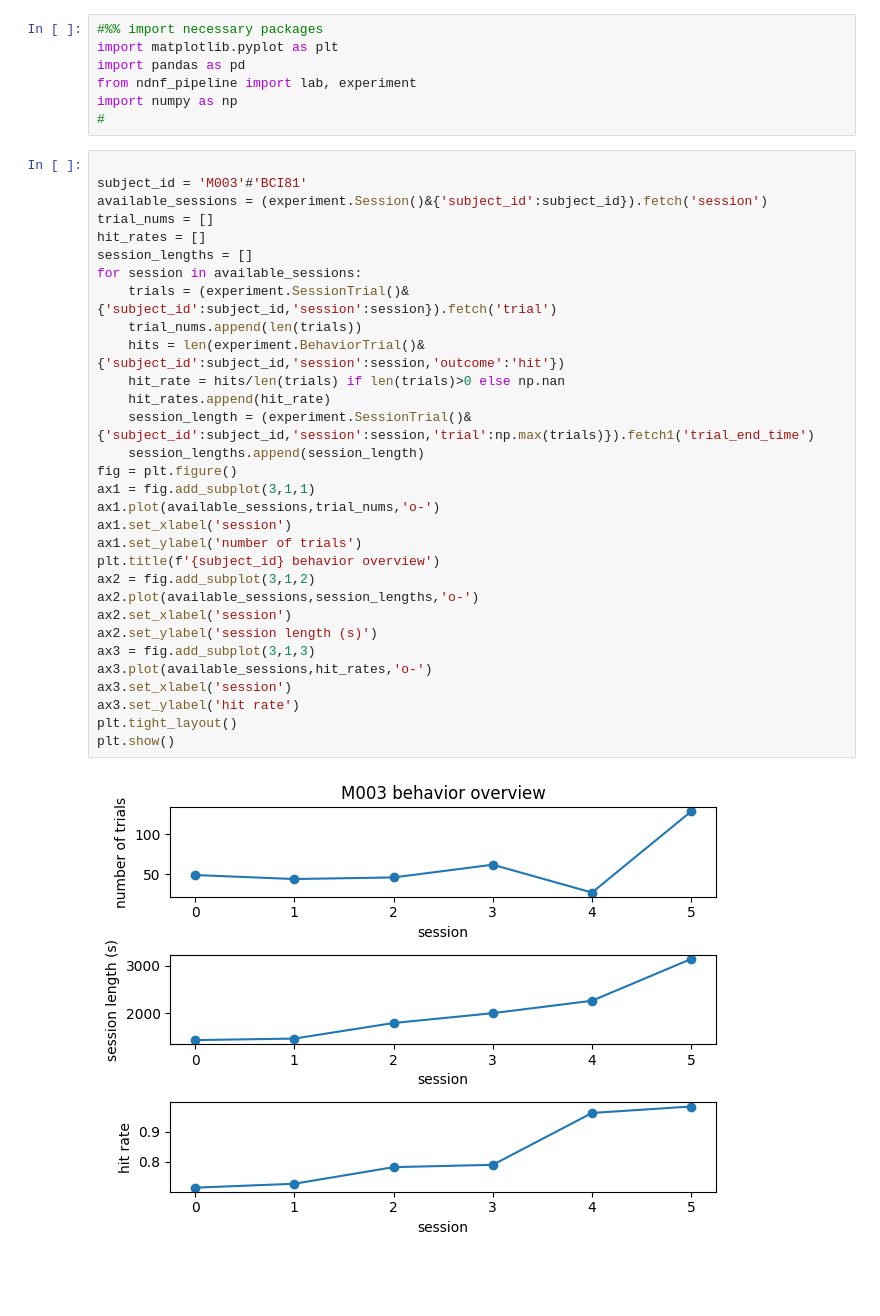
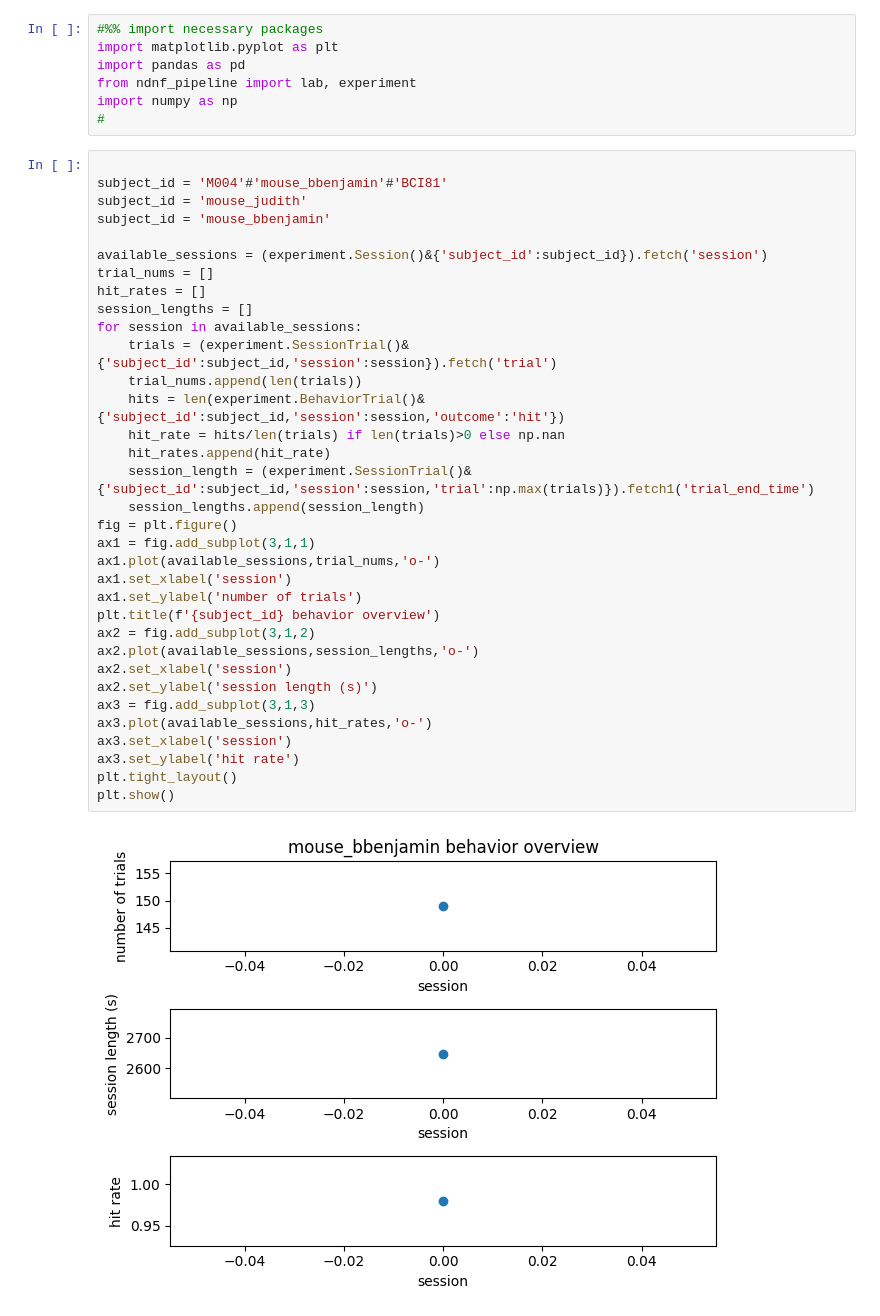
Before and after one commit to rozmar/NDNF-pipeline, a Jupyter notebook: Notebooks/behavior.ipynb, the cells around one changed output. Cells and saved outputs as stored; diff of their text form; blank space fills up the shorter version.

```diff
--- a/Notebooks/behavior.ipynb
+++ b/Notebooks/behavior.ipynb
@@ -18,37 +37,40 @@ import numpy as np
 #
 # %%
 
-subject_id = 'M003'#'BCI81'
+subject_id = 'M004'#'mouse_bbenjamin'#'BCI81'
+subject_id = 'mouse_judith'
+subject_id = 'mouse_bbenjamin'
+
 available_sessions = (experiment.Session()&{'subject_id':subject_id}).fetch('session')
 trial_nums = []
 hit_rates = []
 session_lengths = []
 for session in available_sessions:
     trials = (experiment.SessionTrial()&{'subject_id':subject_id,'session':session}).fetch('trial')
     trial_nums.append(len(trials))
     hits = len(experiment.BehaviorTrial()&{'subject_id':subject_id,'session':session,'outcome':'hit'})
     hit_rate = hits/len(trials) if len(trials)>0 else np.nan
     hit_rates.append(hit_rate)
     session_length = (experiment.SessionTrial()&{'subject_id':subject_id,'session':session,'trial':np.max(trials)}).fetch1('trial_end_time')
     session_lengths.append(session_length)
 fig = plt.figure()
 ax1 = fig.add_subplot(3,1,1)
 ax1.plot(available_sessions,trial_nums,'o-')
 ax1.set_xlabel('session')
 ax1.set_ylabel('number of trials')
 plt.title(f'{subject_id} behavior overview')
 ax2 = fig.add_subplot(3,1,2)
 ax2.plot(available_sessions,session_lengths,'o-')
 ax2.set_xlabel('session')
 ax2.set_ylabel('session length (s)')
 ax3 = fig.add_subplot(3,1,3)
 ax3.plot(available_sessions,hit_rates,'o-')
 ax3.set_xlabel('session')
 ax3.set_ylabel('hit rate')
 plt.tight_layout()
 plt.show()
 # %% [output]
-[figure, old version]
+[figure, new version]
 # %%
 # visualize targets, and how forces change over sessions and trials
 import matplotlib.pyplot as plt
```
Also changed, not shown: parts of 5 cells of this notebook.
